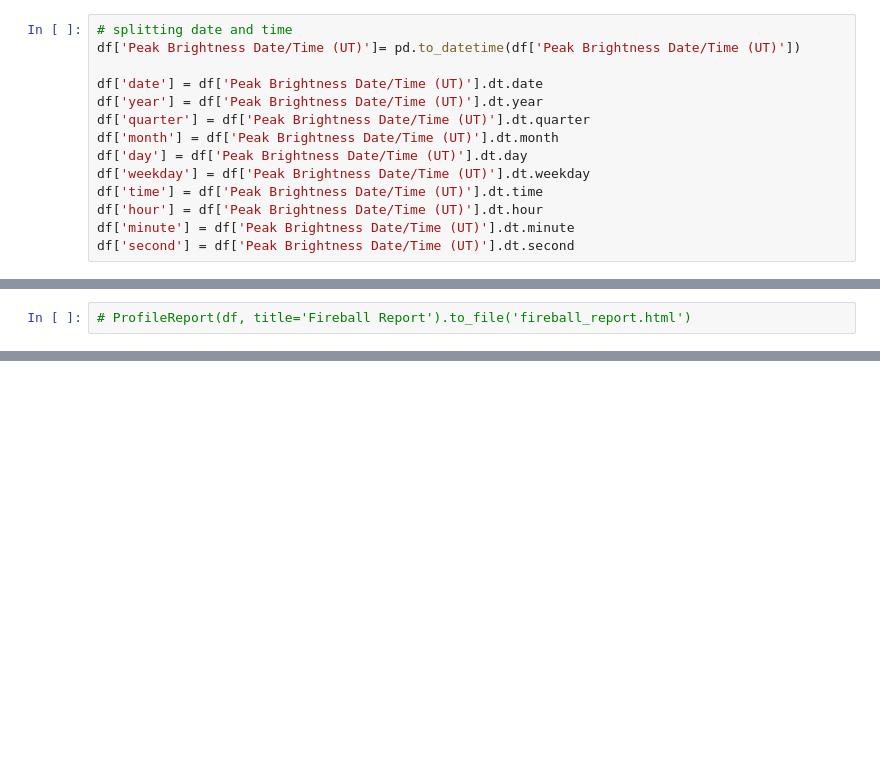
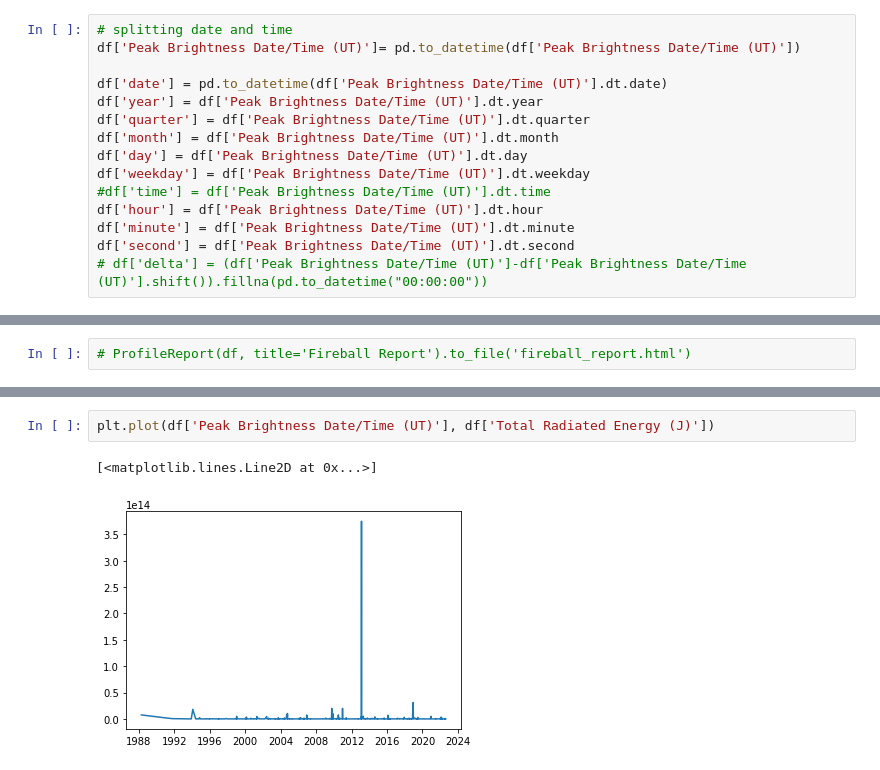
Before and after one commit to FireBall-CAPSTONE/FireBuddyAnalysis, a Jupyter notebook: fireballs.ipynb, the cells around one changed output, grey strips where cells are left out. Drawn from its saved outputs; the diff is of its cells as text; blank space fills up the shorter version.

Commit message:
added potential charts

```diff
--- a/fireballs.ipynb
+++ b/fireballs.ipynb
@@ -39,16 +42,17 @@ memory usage: 72.7+ KB
 # splitting date and time
 df['Peak Brightness Date/Time (UT)']= pd.to_datetime(df['Peak Brightness Date/Time (UT)'])
 
-df['date'] = df['Peak Brightness Date/Time (UT)'].dt.date
+df['date'] = pd.to_datetime(df['Peak Brightness Date/Time (UT)'].dt.date)
 df['year'] = df['Peak Brightness Date/Time (UT)'].dt.year
 df['quarter'] = df['Peak Brightness Date/Time (UT)'].dt.quarter
 df['month'] = df['Peak Brightness Date/Time (UT)'].dt.month
 df['day'] = df['Peak Brightness Date/Time (UT)'].dt.day
 df['weekday'] = df['Peak Brightness Date/Time (UT)'].dt.weekday
-df['time'] = df['Peak Brightness Date/Time (UT)'].dt.time
+#df['time'] = df['Peak Brightness Date/Time (UT)'].dt.time
 df['hour'] = df['Peak Brightness Date/Time (UT)'].dt.hour
 df['minute'] = df['Peak Brightness Date/Time (UT)'].dt.minute
 df['second'] = df['Peak Brightness Date/Time (UT)'].dt.second
+# df['delta'] = (df['Peak Brightness Date/Time (UT)']-df['Peak Brightness Date/Time (UT)'].shift()).fillna(pd.to_datetime("00:00:00"))
 # %%
 # changing latitude and longitude to values
 def lat(row):
@@ -100,0 +160,5 @@ memory usage: 159.8+ KB
+# %%
+plt.plot(df['Peak Brightness Date/Time (UT)'], df['Total Radiated Energy (J)'])
+# %% [output]
+[<matplotlib.lines.Line2D at 0x...>]
+[figure, added]
```
Also changed, not shown: parts of 14 cells of this notebook, 1 other file.
